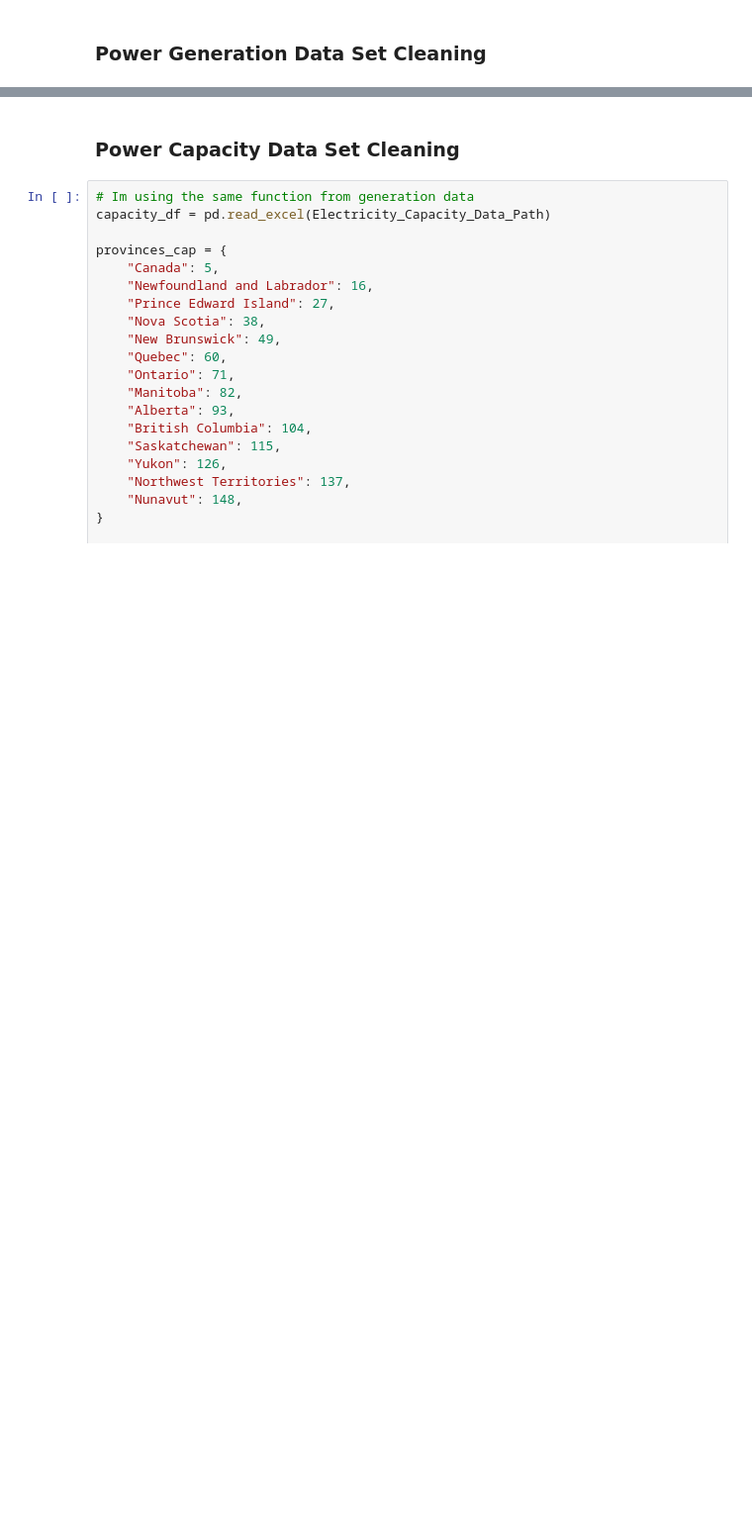
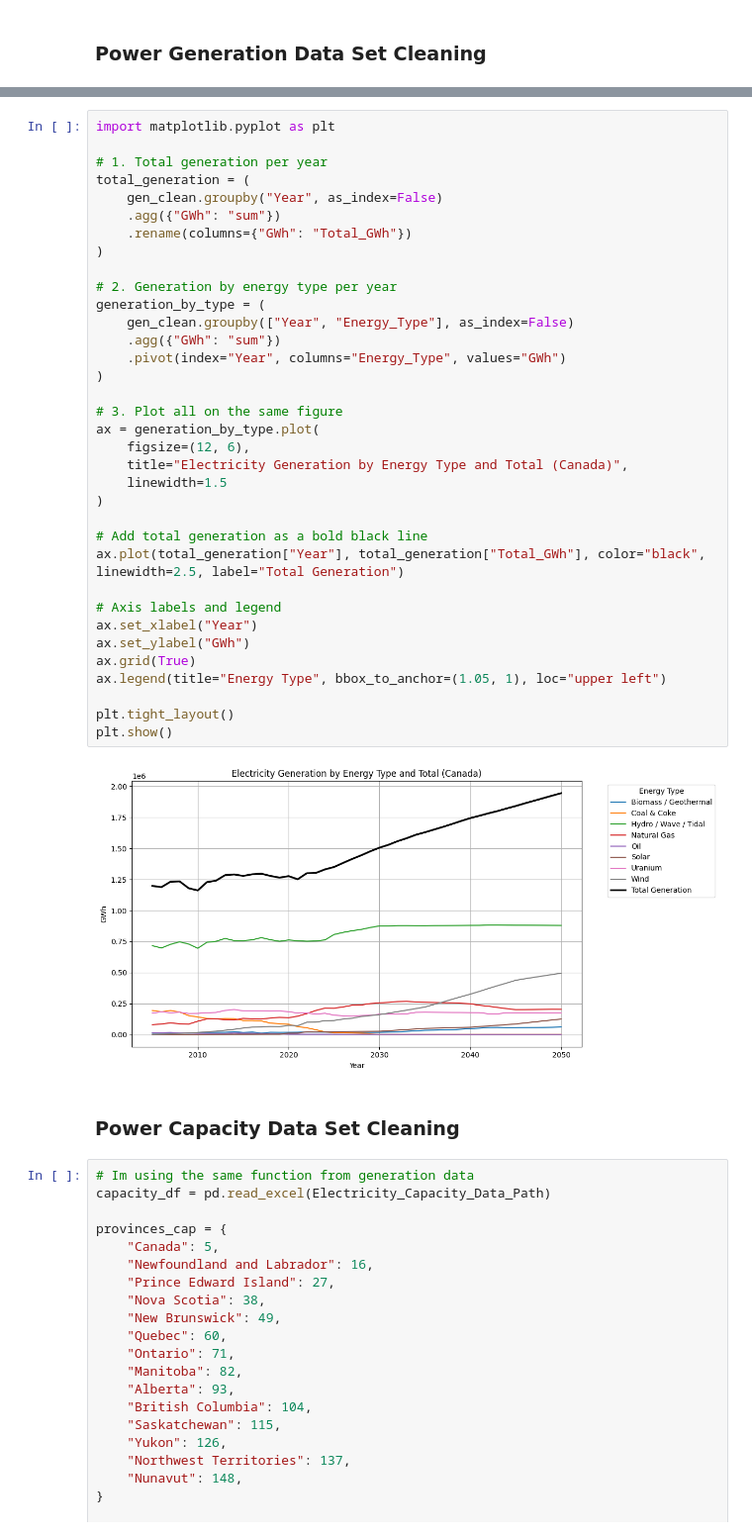
Before and after one commit to wross9959/Canada_Energy_Project, a Jupyter notebook: notebooks/energy_analysis.ipynb, the cells around one changed output, grey strips where cells are left out. Shown at 99% size. Saved outputs shown, nothing was run; the diff lists cells and outputs as text; blank space fills up the shorter version.

Commit message:
amended end_use sector blocks (left the original commented out) and added graphing for electricity gen by energy type

```diff
--- a/notebooks/energy_analysis.ipynb
+++ b/notebooks/energy_analysis.ipynb
@@ -92,3 +115,40 @@ quebec_df = gen_clean[gen_clean["Province"] == "Canada"]
+# %%
+import matplotlib.pyplot as plt
+
+# 1. Total generation per year
+total_generation = (
+    gen_clean.groupby("Year", as_index=False)
+    .agg({"GWh": "sum"})
+    .rename(columns={"GWh": "Total_GWh"})
+)
+
+# 2. Generation by energy type per year
+generation_by_type = (
+    gen_clean.groupby(["Year", "Energy_Type"], as_index=False)
+    .agg({"GWh": "sum"})
+    .pivot(index="Year", columns="Energy_Type", values="GWh")
+)
+
+# 3. Plot all on the same figure
+ax = generation_by_type.plot(
+    figsize=(12, 6),
+    title="Electricity Generation by Energy Type and Total (Canada)",
+    linewidth=1.5
+)
+
+# Add total generation as a bold black line
+ax.plot(total_generation["Year"], total_generation["Total_GWh"], color="black", linewidth=2.5, label="Total Generation")
+
+# Axis labels and legend
+ax.set_xlabel("Year")
+ax.set_ylabel("GWh")
+ax.grid(True)
+ax.legend(title="Energy Type", bbox_to_anchor=(1.05, 1), loc="upper left")
+
+plt.tight_layout()
+plt.show()
+# %% [output]
+[figure, added]
 # %% [markdown]
 ### Power Capacity Data Set Cleaning
 # %%
```
Also changed, not shown: parts of 13 cells of this notebook, 2 other files.
